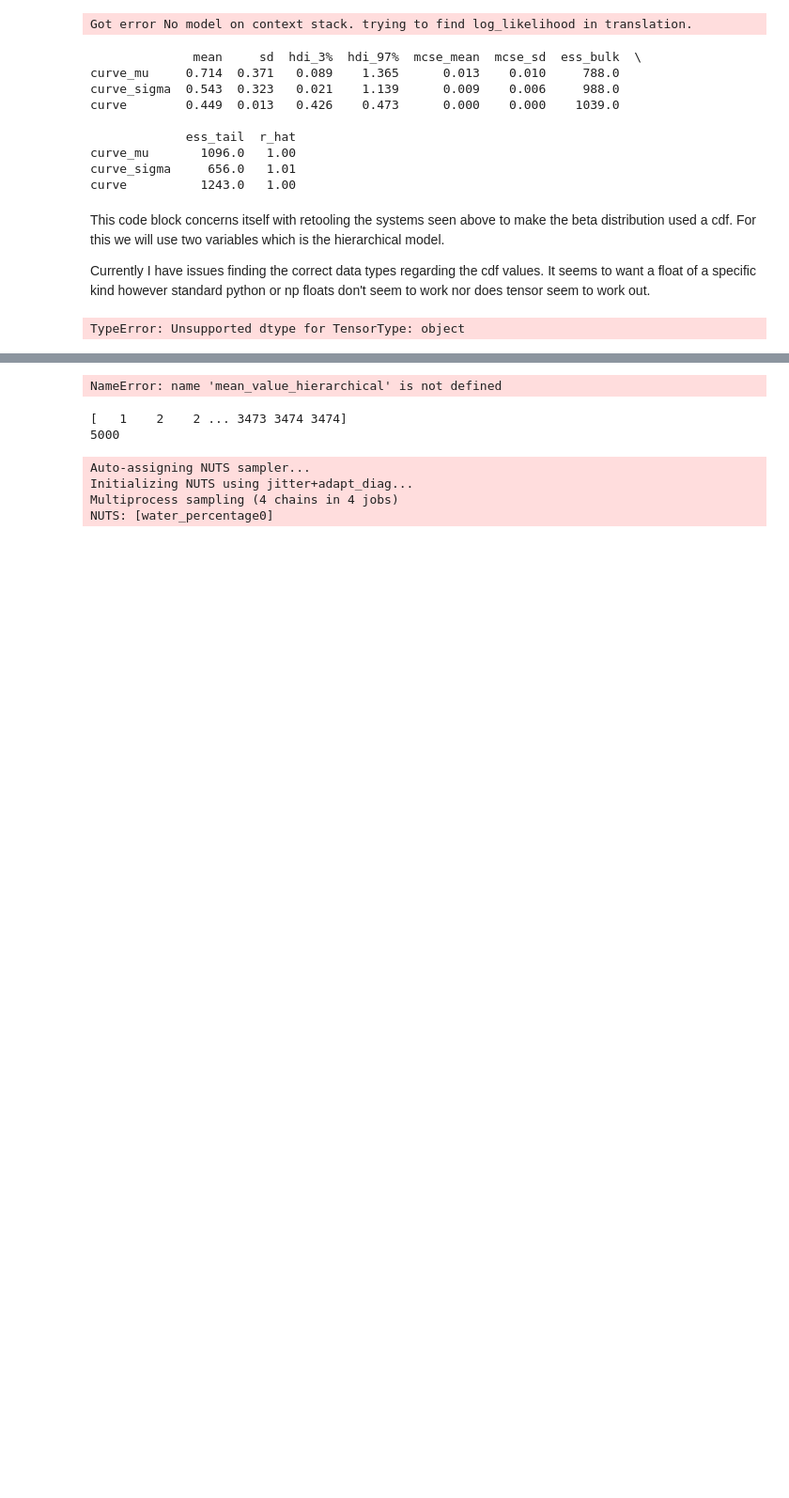
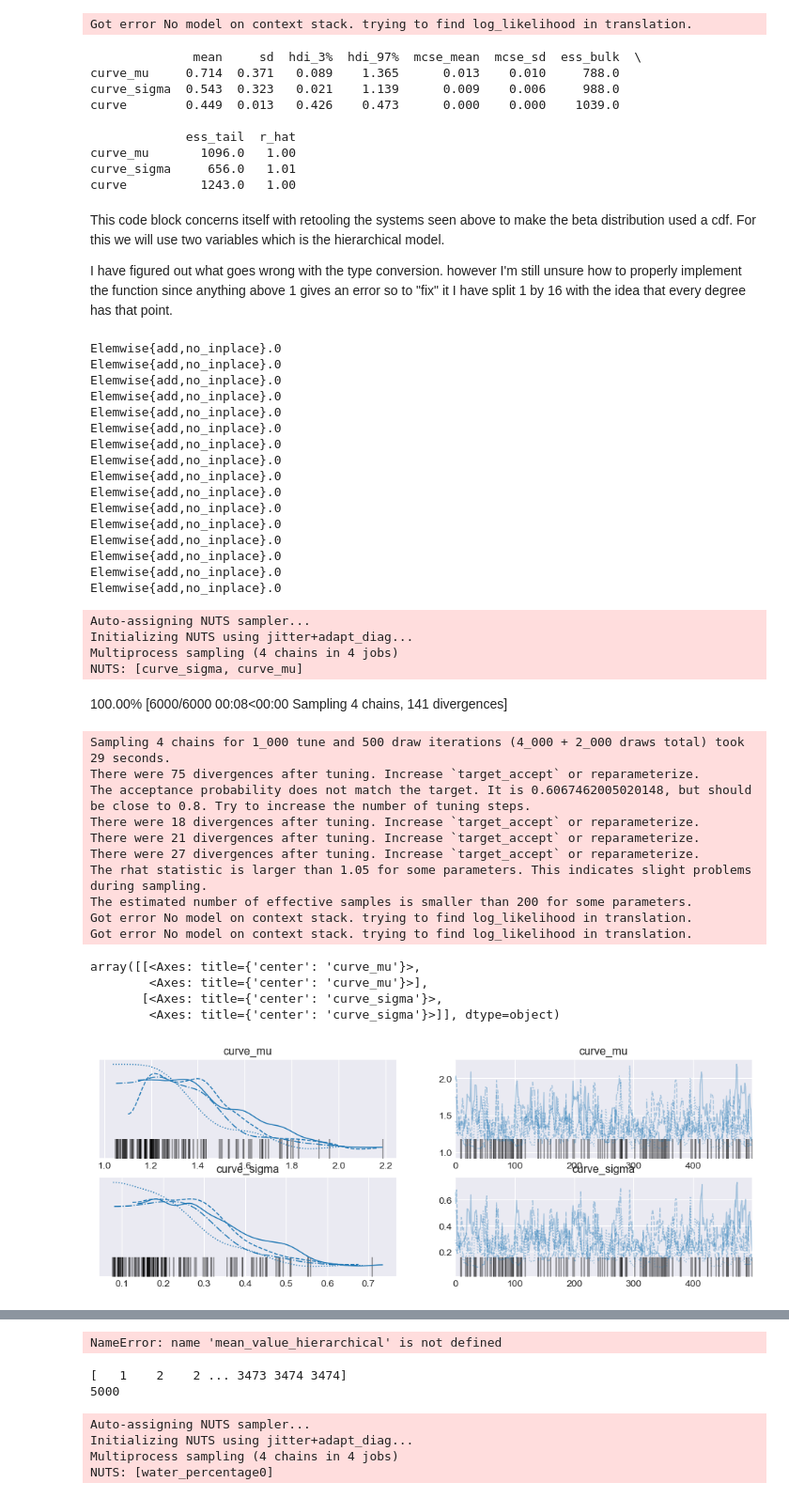
Before and after one commit to LordHerman123/Thesis, a Jupyter notebook: pyMC3_trial.ipynb, the cells around one changed output, grey strips where cells are left out. Shown at 94% size. Saved outputs shown, nothing was run; the diff lists cells and outputs as text; code cells hidden in the pictures; blank space fills up the shorter version.

Commit message:
added cdf implementation might be wonk

```diff
--- a/pyMC3_trial.ipynb
+++ b/pyMC3_trial.ipynb
@@ -458,6 +455,11 @@ Data generation,
 The samples per degree is made proportional meaning that it is a percentage based on all the times 1 is noted down in the bernuli draw of raw data
 # %%
 #generate data per degree
+
+def cumulative_normal(x, mean, sigma, s=np.sqrt(2)):
+    # Cumulative distribution function for the standard normal distribution
+    return 0.5 + 0.5 * tt.erf((x-mean)/(sigma*s))
+
 mu,sigma = 1,2
 normal_dist = stats.norm(loc = mu, scale=sigma)
 
@@ -468,8 +470,9 @@ y_cord = []
 print(type(float(normal_dist.cdf(2))))
 for i in range(-8,8):
     raw_data = np.sum(np.random.binomial([1]*50,p=normal_dist.cdf(i)))
-    proportional_data = raw_data/50 #50 = the amount of samples drawn
+    proportional_data = (raw_data/50) #50 = the amount of samples drawn
     samples_per_degree.append(proportional_data)
 print(samples_per_degree)
+print(len(samples_per_degree))
 # %% [output]
 <class 'float'>
@@ -562,25 +539,61 @@ curve          1243.0   1.00
 # %% [markdown]
 This code block concerns itself with retooling the systems seen above to make the beta distribution used a cdf. For this we will use two variables which is the hierarchical model.
 
-Currently I have issues finding the correct data types regarding the cdf values. It seems to want a float of a specific kind however standard python or np floats don't seem to work nor does tensor seem to work out.
+I have figured out what goes wrong with the type conversion. however I'm still unsure how to properly implement the function since anything above 1 gives an error so to "fix" it I have split 1 by 16 with the idea
+that every degree has that point.
 # %%
 model_cdf = pm.Model()
 #trying to type cast to theano variable
 def theano_conversion(x):
     return tt.cast(x, 'float64')
 with model_cdf:
     curve_mean = pm.Normal("curve_mu",mu=0.5,sigma=0.5)
     curve_std = pm.HalfNormal("curve_sigma",sigma=0.5)
-    curve = stats.norm(loc = curve_mean, scale=curve_std)
-
-
 
     for i in range(0, 16):
+
         #trying to type cast not succeeding so far
-        theano_var = theano_conversion(curve.cdf(i))
-        prob = th.shared(theano_var)
-        Y_obs = pm.Binomial("Y_obs"+str(i), n=50, p=prob, observed=samples_per_degree_obs[i])
+        #theano_var = theano_conversion(curve.cdf(i))
+        #prob = th.shared(theano_var)
+        prob = cumulative_normal(i*0.0625,curve_mean,curve_std,1)
+        print(prob)
+        Y_obs = pm.Binomial("Y_obs"+str(i), n=100, p=prob, observed=samples_per_degree[i])
     trace_hierarchical = pm.sample(500, cores=4)  # Sampling from the model
 az.plot_trace(trace_hierarchical)
 # %% [output]
-TypeError: Unsupported dtype for TensorType: object
+Elemwise{add,no_inplace}.0
+Elemwise{add,no_inplace}.0
+Elemwise{add,no_inplace}.0
+Elemwise{add,no_inplace}.0
+Elemwise{add,no_inplace}.0
+Elemwise{add,no_inplace}.0
+Elemwise{add,no_inplace}.0
+Elemwise{add,no_inplace}.0
+Elemwise{add,no_inplace}.0
+Elemwise{add,no_inplace}.0
+Elemwise{add,no_inplace}.0
+Elemwise{add,no_inplace}.0
+Elemwise{add,no_inplace}.0
+Elemwise{add,no_inplace}.0
+Elemwise{add,no_inplace}.0
+Elemwise{add,no_inplace}.0
+Auto-assigning NUTS sampler...
+Initializing NUTS using jitter+adapt_diag...
+Multiprocess sampling (4 chains in 4 jobs)
+NUTS: [curve_sigma, curve_mu]
+100.00% [6000/6000 00:08<00:00 Sampling 4 chains, 141 divergences]
+Sampling 4 chains for 1_000 tune and 500 draw iterations (4_000 + 2_000 draws total) took 29 seconds.
+There were 75 divergences after tuning. Increase `target_accept` or reparameterize.
+The acceptance probability does not match the target. It is 0.6067462005020148, but should be close to 0.8. Try to increase the number of tuning steps.
+There were 18 divergences after tuning. Increase `target_accept` or reparameterize.
+There were 21 divergences after tuning. Increase `target_accept` or reparameterize.
+There were 27 divergences after tuning. Increase `target_accept` or reparameterize.
+The rhat statistic is larger than 1.05 for some parameters. This indicates slight problems during sampling.
+The estimated number of effective samples is smaller than 200 for some parameters.
+Got error No model on context stack. trying to find log_likelihood in translation.
+Got error No model on context stack. trying to find log_likelihood in translation.
+array([[<Axes: title={'center': 'curve_mu'}>,
+        <Axes: title={'center': 'curve_mu'}>],
+       [<Axes: title={'center': 'curve_sigma'}>,
+        <Axes: title={'center': 'curve_sigma'}>]], dtype=object)
+[figure, added]
```
Also changed, not shown: parts of 5 cells of this notebook.
